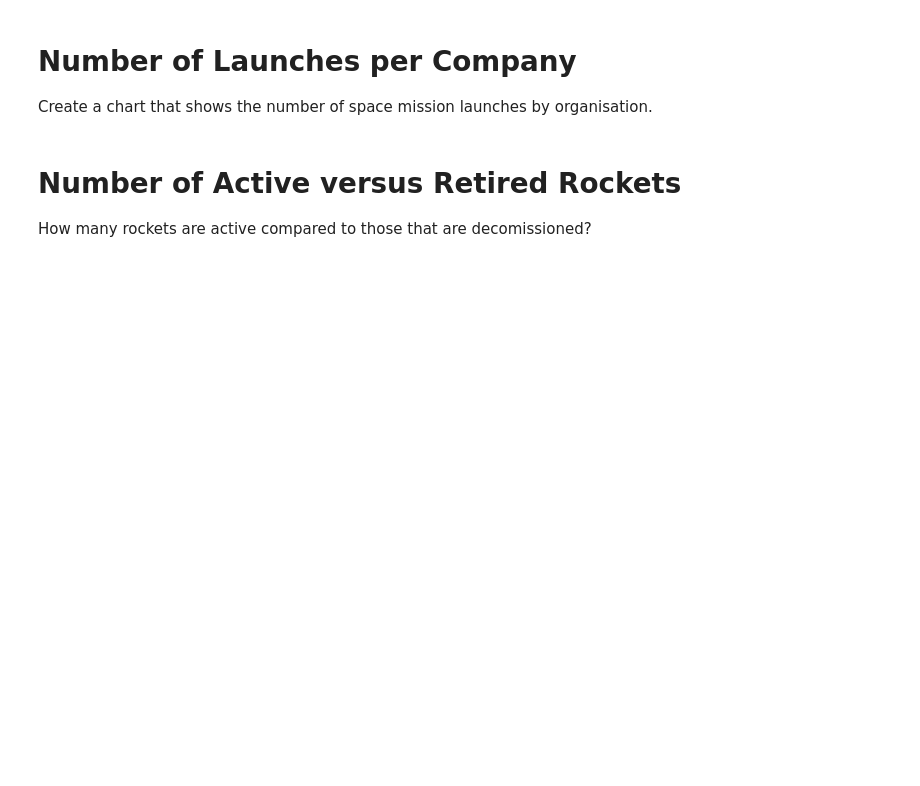
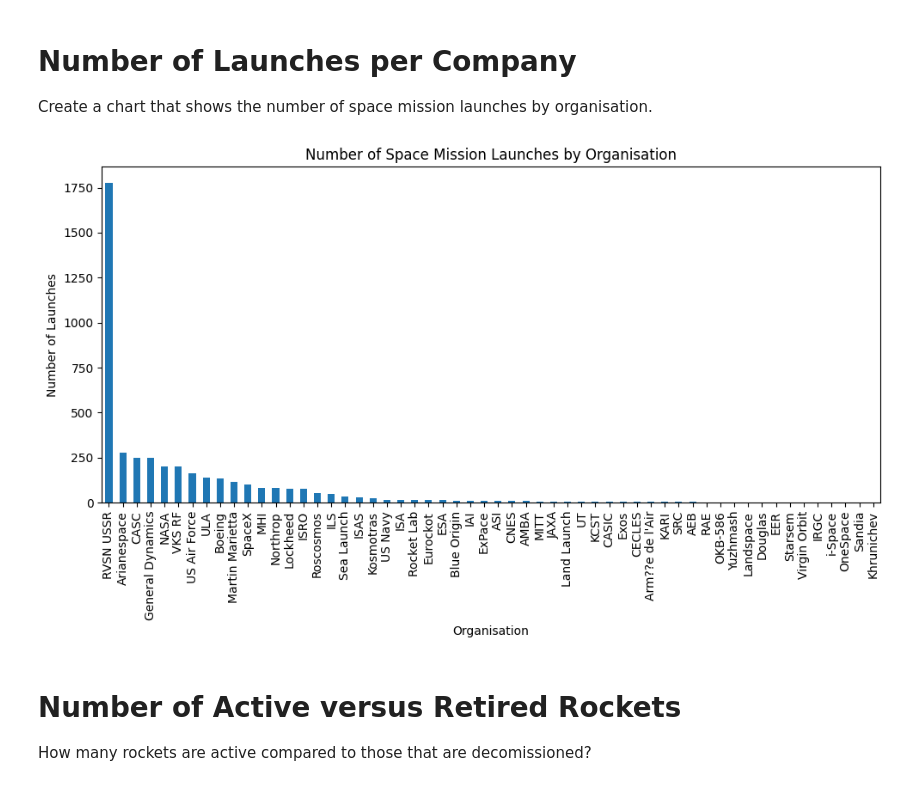
Before and after one commit to chrisZerv/Space-Missions-Analysis, a Jupyter notebook: Space_Missions_Analysis.ipynb, the cells around one changed output. Cells and saved outputs as stored; diff of their text form; code cells hidden in the pictures; blank space fills up the shorter version.

```diff
--- a/Space_Missions_Analysis.ipynb
+++ b/Space_Missions_Analysis.ipynb
@@ -91,0 +100,6 @@ Number of duplicate rows: 0
+# %%
+# Dropping the 'Unnamed: 0' and 'Unnamed: 0.1' columns as they seem irrelevant
+df_cleaned = df_data.drop(columns=['Unnamed: 0', 'Unnamed: 0.1'])
+
+# Checking the updated dataframe structure
+df_cleaned.head(), df_cleaned.columns
@@ -91,0 +124,11 @@ Number of duplicate rows: 0
+# %%
+# Remove commas from the 'Price' column and convert it to numeric
+df_cleaned['Price'] = df_cleaned['Price'].replace(',', '', regex=True)
+df_cleaned['Price'] = pd.to_numeric(df_cleaned['Price'], errors='coerce')
+
+# Replace NaN values in the 'Price' column with the median value
+median_price = df_cleaned['Price'].median()
+df_cleaned['Price'].fillna(median_price, inplace=True)
+
+# Check if there are any remaining NaN values
+print(df_cleaned['Price'].isna().sum())
@@ -95,6 +162,23 @@ Number of duplicate rows: 0
 # Number of Launches per Company
 
 Create a chart that shows the number of space mission launches by organisation.
+# %%
+# Count the number of launches by each organisation
+launches_by_org = df_cleaned['Organisation'].value_counts()
+# %%
+# Create the bar chart
+plt.figure(figsize=(10, 6))
+launches_by_org.plot(kind='bar')
+plt.title('Number of Space Mission Launches by Organisation')
+plt.xlabel('Organisation')
+plt.ylabel('Number of Launches')
+plt.xticks(rotation=90)
+plt.tight_layout()
+
+# Display the chart
+plt.show()
+# %% [output]
+[figure, added]
 # %% [markdown]
 # Number of Active versus Retired Rockets
 
```
Also changed, not shown: parts of 53 cells of this notebook.
